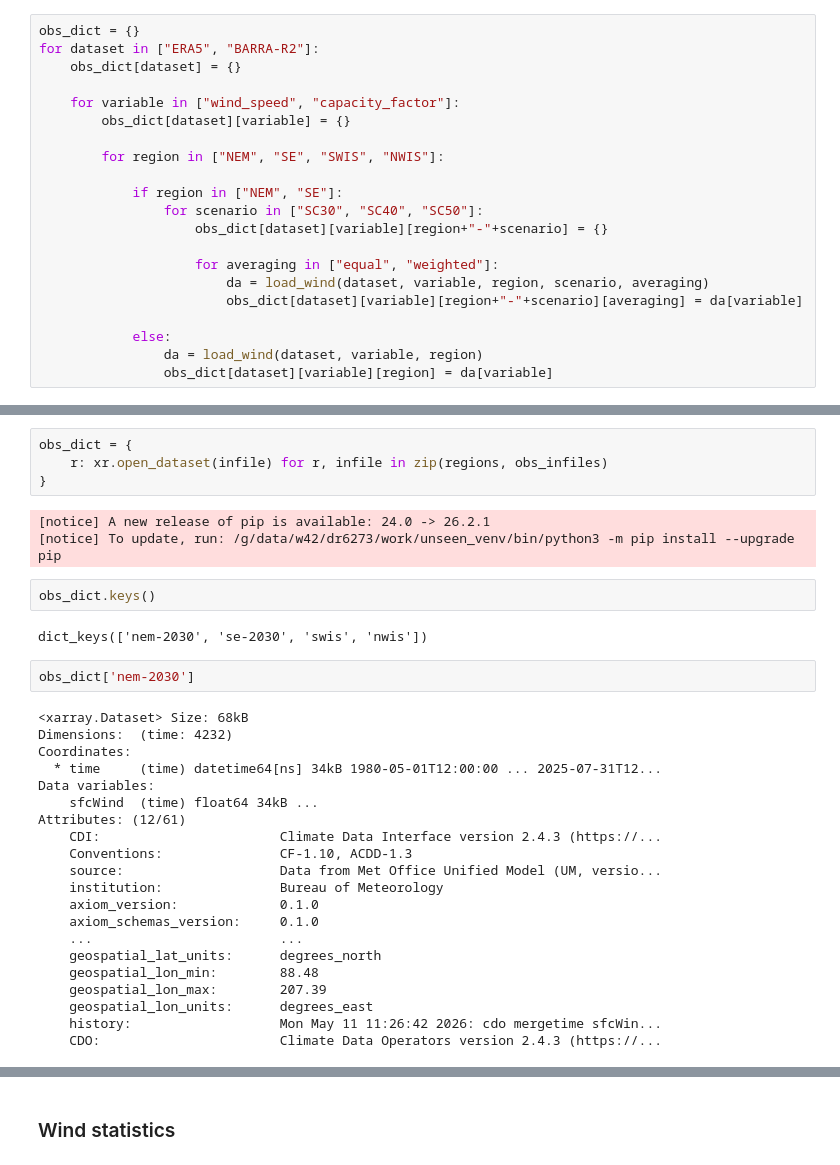
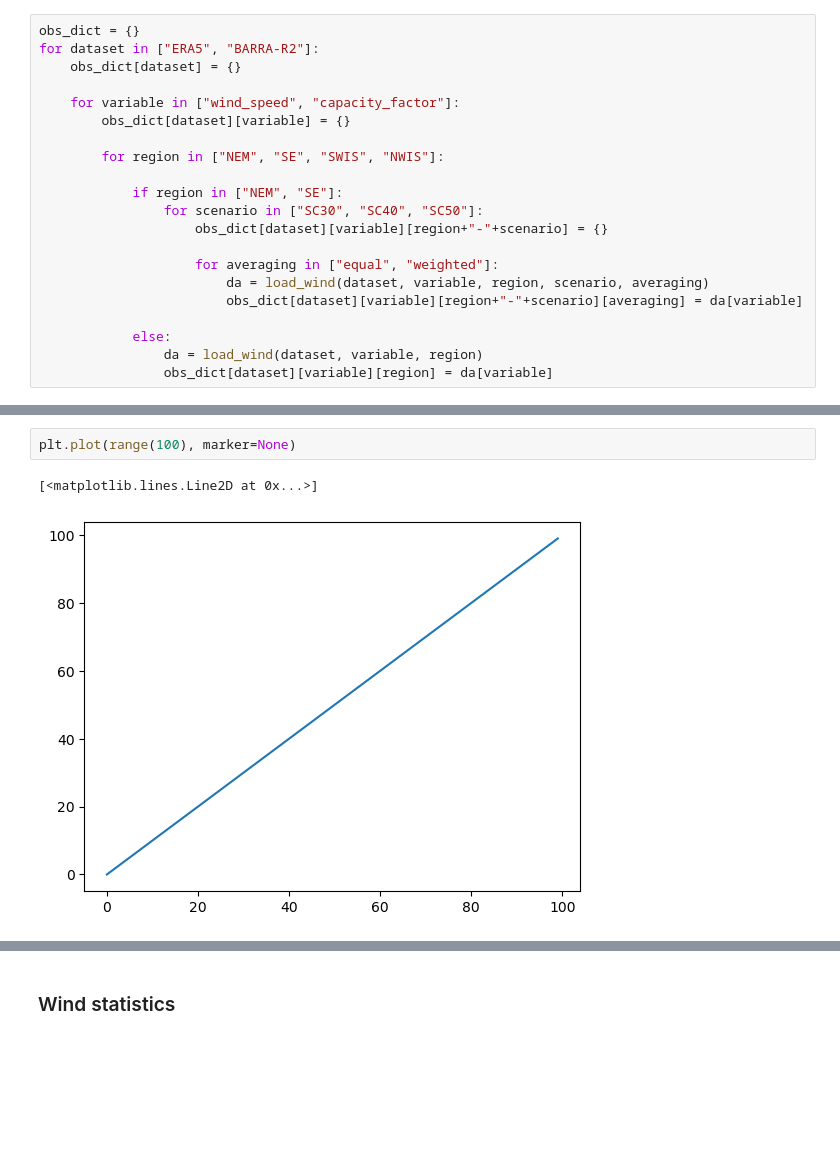
Before and after one commit to dougrichardson/wind_drought, a Jupyter notebook: notebooks/wind_analysis.ipynb, the cells around one changed output, grey strips where cells are left out. Cells and saved outputs as stored; diff of their text form; blank space fills up the shorter version.

```diff
--- a/notebooks/wind_analysis.ipynb
+++ b/notebooks/wind_analysis.ipynb
@@ -154,34 +61,5 @@ obs_infiles
-# %%
-obs_dict = {
-    r: xr.open_dataset(infile) for r, infile in zip(regions, obs_infiles)
-}
-# %% [output]
-[notice] A new release of pip is available: 24.0 -> 26.2.1
-[notice] To update, run: /g/data/w42/dr6273/work/unseen_venv/bin/python3 -m pip install --upgrade pip
-# %%
-obs_dict.keys()
-# %% [output]
-dict_keys(['nem-2030', 'se-2030', 'swis', 'nwis'])
-# %%
-obs_dict['nem-2030']
-# %% [output]
-<xarray.Dataset> Size: 68kB
-Dimensions:  (time: 4232)
-Coordinates:
-  * time     (time) datetime64[ns] 34kB 1980-05-01T12:00:00 ... 2025-07-31T12...
-Data variables:
-    sfcWind  (time) float64 34kB ...
-Attributes: (12/61)
-    CDI:                       Climate Data Interface version 2.4.3 (https://...
-    Conventions:               CF-1.10, ACDD-1.3
-    source:                    Data from Met Office Unified Model (UM, versio...
-    institution:               Bureau of Meteorology
-    axiom_version:             0.1.0
-    axiom_schemas_version:     0.1.0
-    ...                        ...
-    geospatial_lat_units:      degrees_north
-    geospatial_lon_min:        88.48
-    geospatial_lon_max:        207.39
-    geospatial_lon_units:      degrees_east
-    history:                   Mon May 11 11:26:42 2026: cdo mergetime sfcWin...
-    CDO:                       Climate Data Operators version 2.4.3 (https://...
+# %%
+plt.plot(range(100), marker=None)
+# %% [output]
+[<matplotlib.lines.Line2D at 0x...>]
+[figure, added]
```
Also changed, not shown: parts of 15 cells of this notebook, 2 other files.
